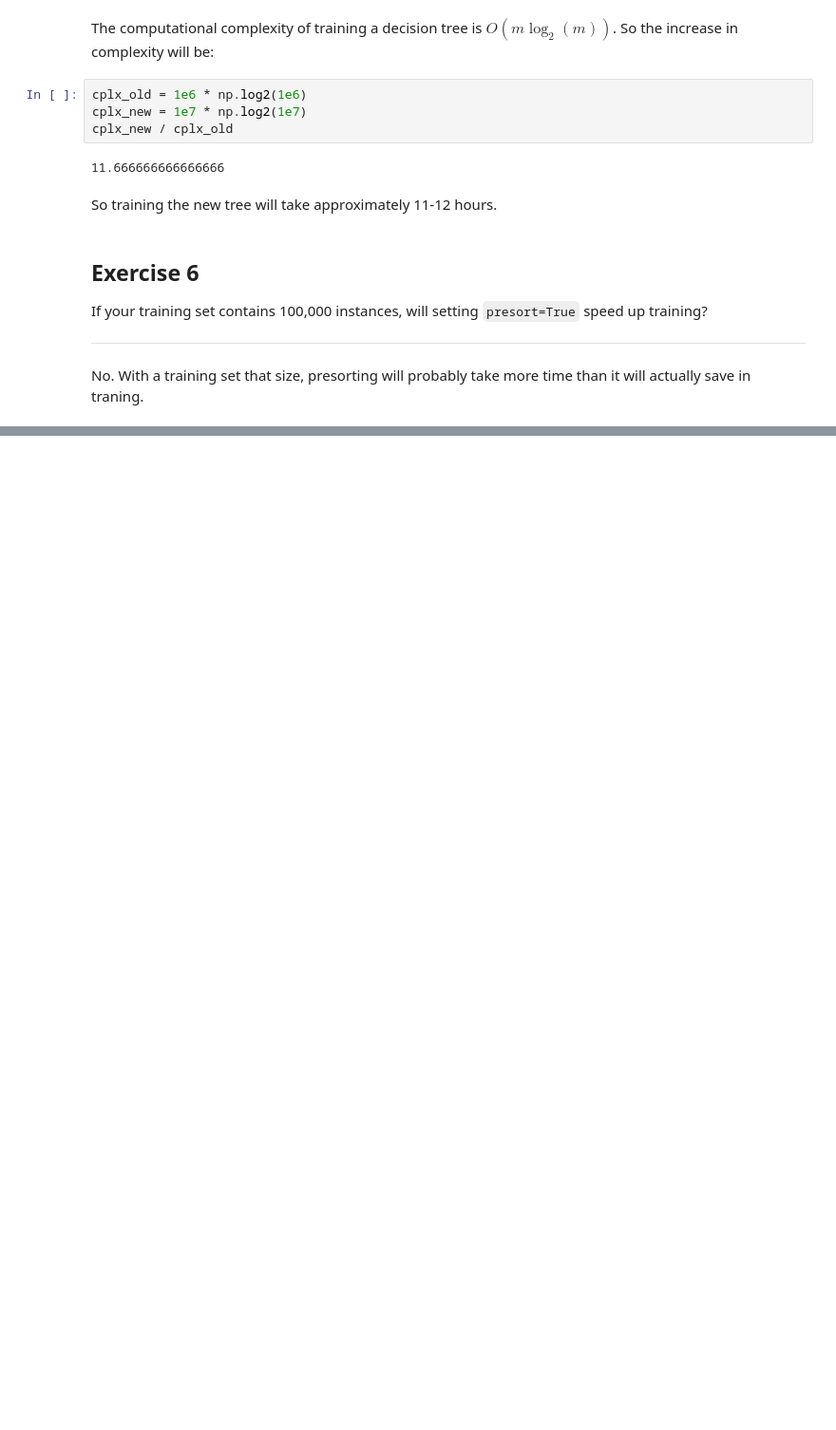
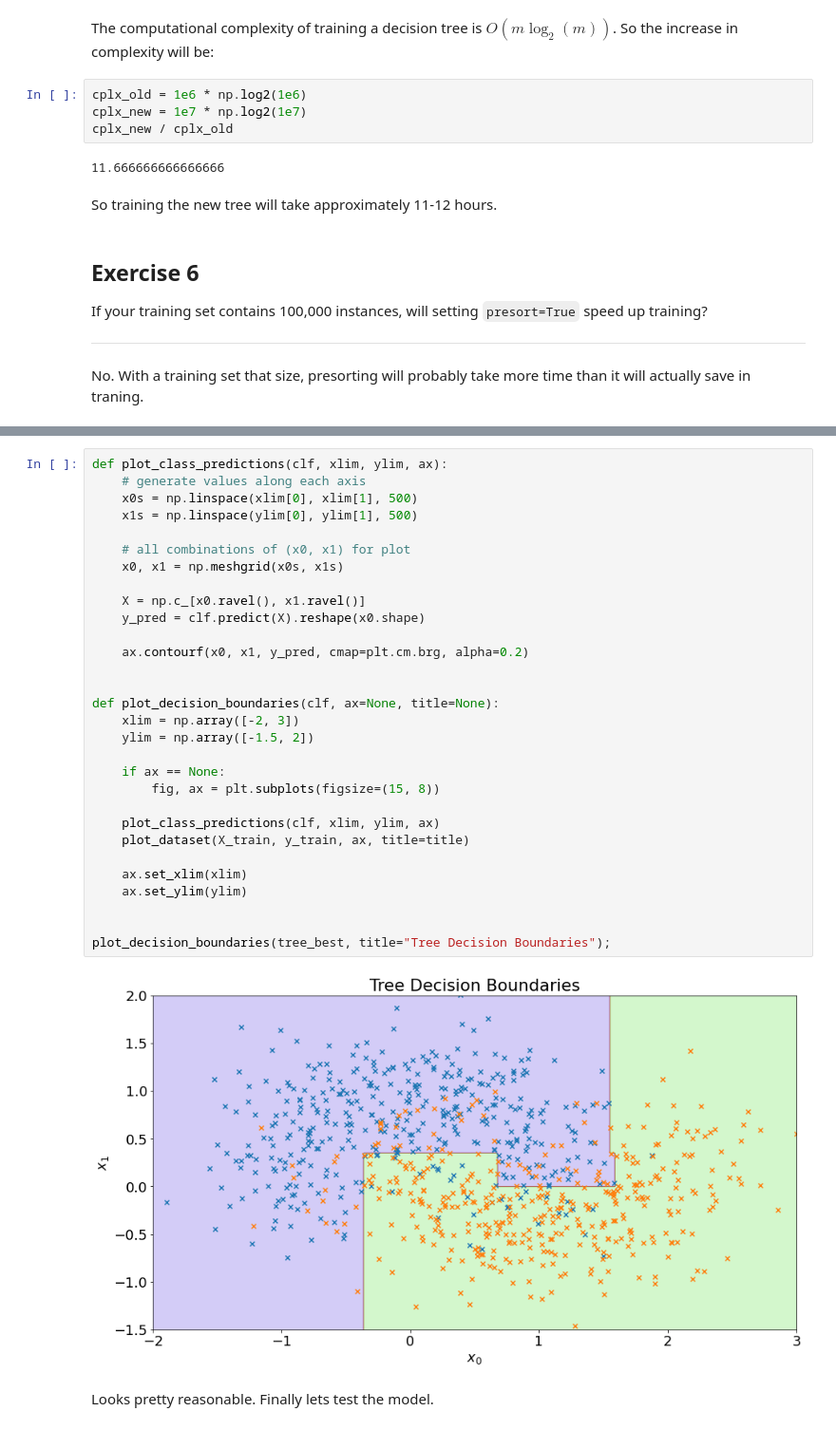
Before and after one commit to chris-leonard/hands-on-machine-learning, a Jupyter notebook: chapter-6/chapter-6-exercises.ipynb, the cells around one changed output, grey strips where cells are left out. Shown at 95% size. Saved outputs shown, nothing was run; the diff lists cells and outputs as text; blank space fills up the shorter version.

```diff
--- a/chapter-6/chapter-6-exercises.ipynb
+++ b/chapter-6/chapter-6-exercises.ipynb
@@ -73,0 +363,34 @@ No. With a training set that size, presorting will probably take more time than
+# %%
+def plot_class_predictions(clf, xlim, ylim, ax):
+    # generate values along each axis
+    x0s = np.linspace(xlim[0], xlim[1], 500)
+    x1s = np.linspace(ylim[0], ylim[1], 500)
+
+    # all combinations of (x0, x1) for plot
+    x0, x1 = np.meshgrid(x0s, x1s)
+
+    X = np.c_[x0.ravel(), x1.ravel()]
+    y_pred = clf.predict(X).reshape(x0.shape)
+
+    ax.contourf(x0, x1, y_pred, cmap=plt.cm.brg, alpha=0.2)
+
+
+def plot_decision_boundaries(clf, ax=None, title=None):
+    xlim = np.array([-2, 3])
+    ylim = np.array([-1.5, 2])
+
+    if ax == None:
+        fig, ax = plt.subplots(figsize=(15, 8))
+
+    plot_class_predictions(clf, xlim, ylim, ax)
+    plot_dataset(X_train, y_train, ax, title=title)
+
+    ax.set_xlim(xlim)
+    ax.set_ylim(ylim)
+
+
+plot_decision_boundaries(tree_best, title="Tree Decision Boundaries");
+# %% [output]
+[figure, added]
+# %% [markdown]
+Looks pretty reasonable. Finally lets test the model.
```
Also changed, not shown: parts of 25 cells of this notebook, 1 other file.
